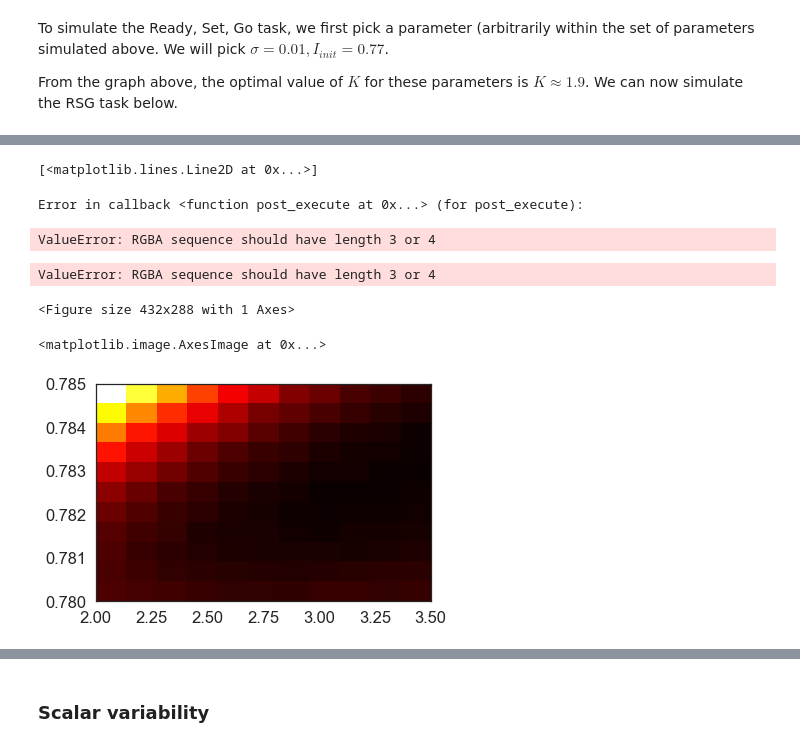
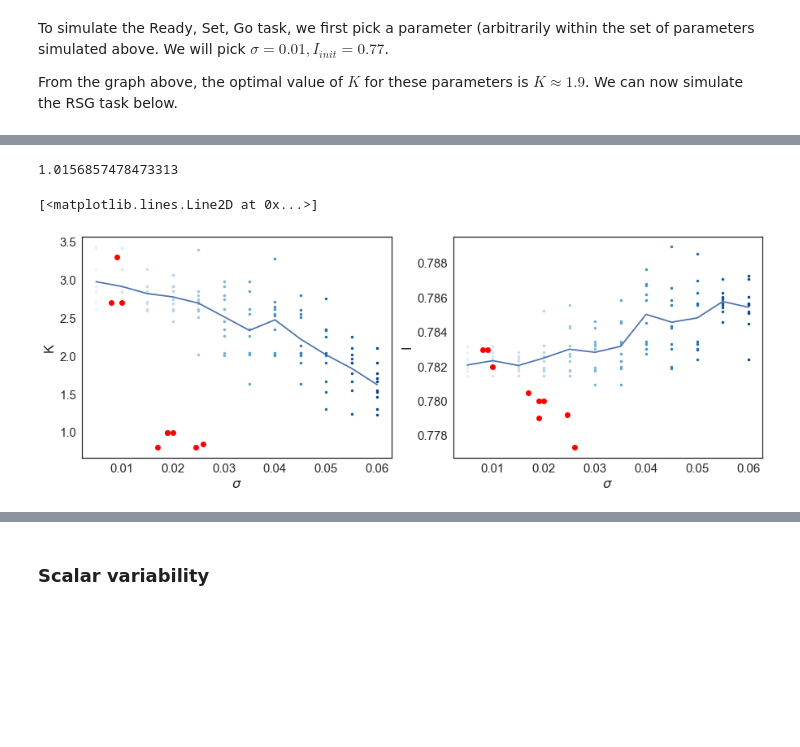
Before and after one commit to jazlab/SE_NL_MJ_2020, a Jupyter notebook: integrator_feedback_circuit.ipynb, the cells around one changed output, grey strips where cells are left out. Saved outputs shown, nothing was run; the diff lists cells and outputs as text; code cells hidden in the pictures; blank space fills up the shorter version.

Commit message:
Updated plotTools and added plot for random sampling of I-K

```diff
--- a/integrator_feedback_circuit.ipynb
+++ b/integrator_feedback_circuit.ipynb
@@ -854,8 +854,8 @@ sigma_lst = np.linspace(0.005, 0.06, 12)
 
 nK = 11
 nI = 11
-Klst = np.linspace(2, 3.5, nK)
-initIlst = np.linspace(0.78, 0.785, nI)
+Klst = np.linspace(1, 3.5, nK)
+initIlst = np.linspace(0.78, 0.79, nI)
 MSELST2 = []
 
 for id_s, sigma in enumerate(sigma_lst):
@@ -919,8 +915,8 @@ prod_var_lst = []
 sigma_lst = np.linspace(0.005, 0.06, 12)
 
 nsamples = 100
-Klst = np.random.uniform(low=2, high=3.5, size=nsamples)
-initIlst = np.random.uniform(low=0.78, high=0.785, size=nsamples)
+Klst = np.random.uniform(low=1, high=3.5, size=nsamples)
+initIlst = np.random.uniform(low=0.78, high=0.79, size=nsamples)
 MSELST2 = []
 ILST = []
 KLST = []
@@ -990,15 +965,0 @@ array([13243800., 20951600., 24280400., 10531700., 10445700., 22548700.,
-# %%
-plt.plot(initIlst, Klst
-         , color=MSELST2[0])
-# %% [output]
-[<matplotlib.lines.Line2D at 0x...>]
-Error in callback <function post_execute at 0x...> (for post_execute):
-ValueError: RGBA sequence should have length 3 or 4
-ValueError: RGBA sequence should have length 3 or 4
-<Figure size 432x288 with 1 Axes>
-# %%
-plt.imshow(np.flipud(MSELST2[0]), cmap='hot', aspect='auto',
-           extent=[np.min(Klst), np.max(Klst), np.min(initIlst), np.max(initIlst)])
-# %% [output]
-<matplotlib.image.AxesImage at 0x...>
-[figure, removed]
@@ -1008,3 +966,49 @@ plt.imshow(np.flipud(MSELST[0]), cmap='hot', aspect='auto',
+# %%
+# Sort the mse list
+sorted_all = []
+argsorted_all = []
+for lst in MSELST2:
+    sorted_all.append(np.sort(lst))
+    argsorted_all.append(np.argsort(lst))
+# %%
+np.min(Klst)
+# %% [output]
+1.0156857478473313
+# %%
+palette = sns.color_palette('Blues', len(MSELST2))
+plt.figure(figsize=(15, 5))
+Imeans = []
+Kmeans = []
+for i in range(len(MSELST2)):
+    Ksorted = Klst[argsorted_all[i][:10]]
+    Isorted = initIlst[argsorted_all[i][:10]]
+    Imeans.append(np.mean(Isorted))
+    Kmeans.append(np.mean(Ksorted))
+    plt.subplot('121')
+    plt.plot(np.ones(len(Ksorted)) * sigma_lst[i], Ksorted , '.', color=palette[i])
+    plt.xlabel(r'$\sigma$')
+    plt.ylabel('K')
+    plt.subplot('122')
+    plt.xlabel(r'$\sigma$')
+    plt.ylabel('I')
+    plt.plot(np.ones(len(Ksorted)) * sigma_lst[i], Isorted, '.', color=palette[i])
+
+plt.subplot('121')
+plt.plot(sigma_lst, Kmeans)
+plt.subplot('122')
+plt.plot(sigma_lst, Imeans)
+
+# Behavioral results
+sigma_behavior = [0.019, 0.019, 0.008, 0.02, 0.009, 0.01, 0.017, 0.0245, 0.026];
+I_behavior = [0.780, 0.779, 0.783, 0.780, 0.783, 0.782, 0.7805, 0.7792, 0.7773];
+K_behavior = [1.0, 1.0, 2.7, 1.0, 3.3, 2.7, 0.8, 0.8, 0.85];
+plt.subplot('121')
+plt.plot(sigma_behavior, K_behavior, 'or')
+plt.subplot('122')
+plt.plot(sigma_behavior, I_behavior, 'or')
+# %% [output]
+[<matplotlib.lines.Line2D at 0x...>]
+[figure, added]
 # %%
 def find_min_indices(mat):
     '''Given a matrix, return the indices i, j such that mat[i][j] is the minimum entry'''
```
Also changed, not shown: parts of 17 cells of this notebook, 1 other file.
